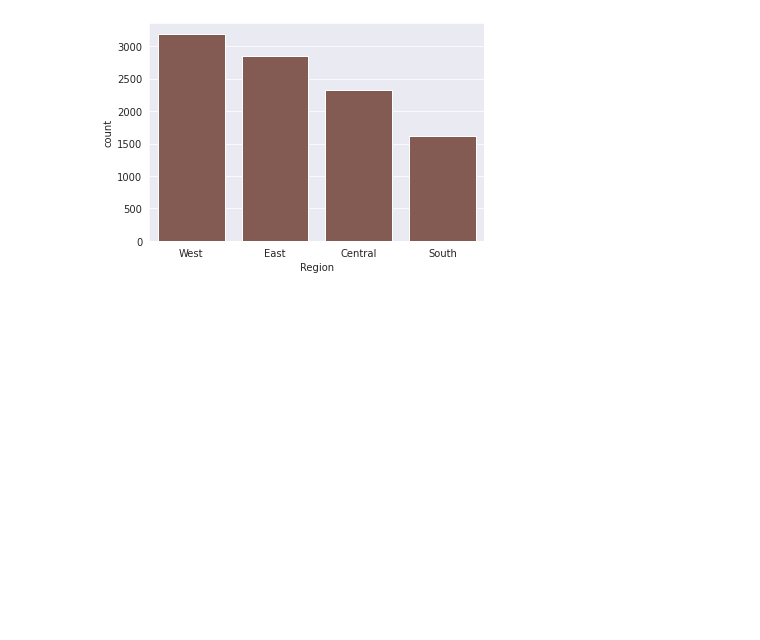
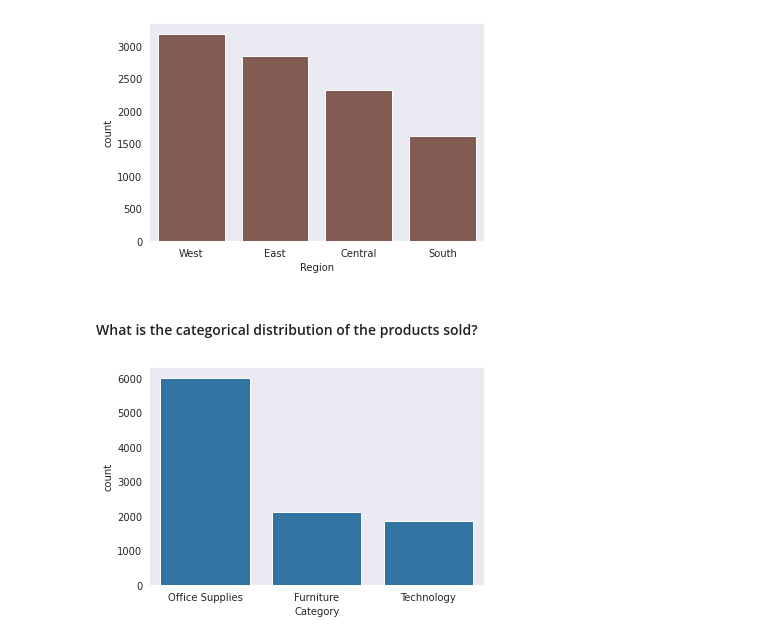
Before and after one commit to Dee-nDee/SuperStore_Data_Analysis, a Jupyter notebook: SuperStore.ipynb, the cells around one changed output. Cells and saved outputs as stored; diff of their text form; code cells hidden in the pictures; blank space fills up the shorter version.

Commit message:
feat: Product Category Feature Exploration

```diff
--- a/SuperStore.ipynb
+++ b/SuperStore.ipynb
@@ -361,2 +363,15 @@ sb.countplot(data = samp_superstore, x = "Region", color = color4,
 # %% [output]
 [figure]
+# %% [markdown]
+#### What is the categorical distribution of the products sold?
+# %%
+#set order of bars
+cat_order = samp_superstore.Category.value_counts().index
+# %%
+#visualize Category of products sold
+sb.countplot(data = samp_superstore, x = "Category", color = base_color,
+            order = cat_order);
+
+plt.grid(False)
+# %% [output]
+[figure, added]
```
Also changed, not shown: parts of 3 cells of this notebook.
